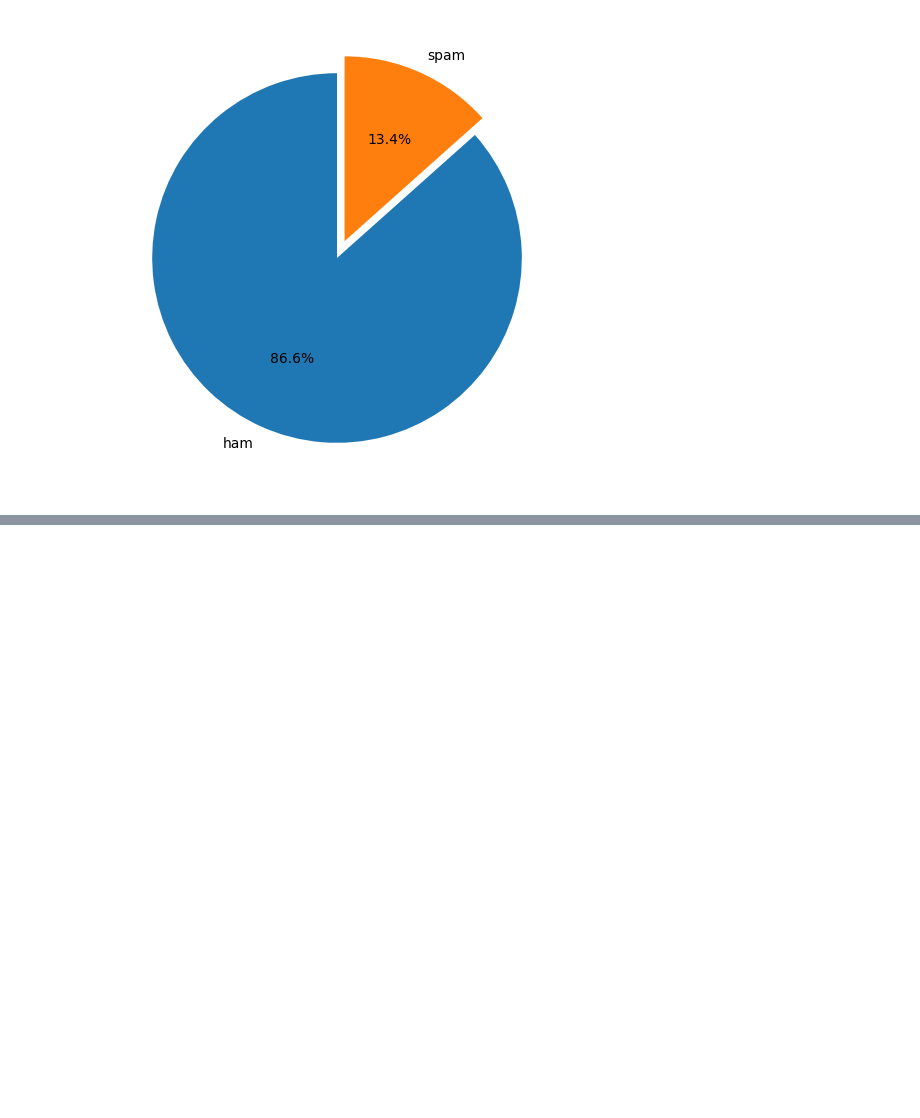
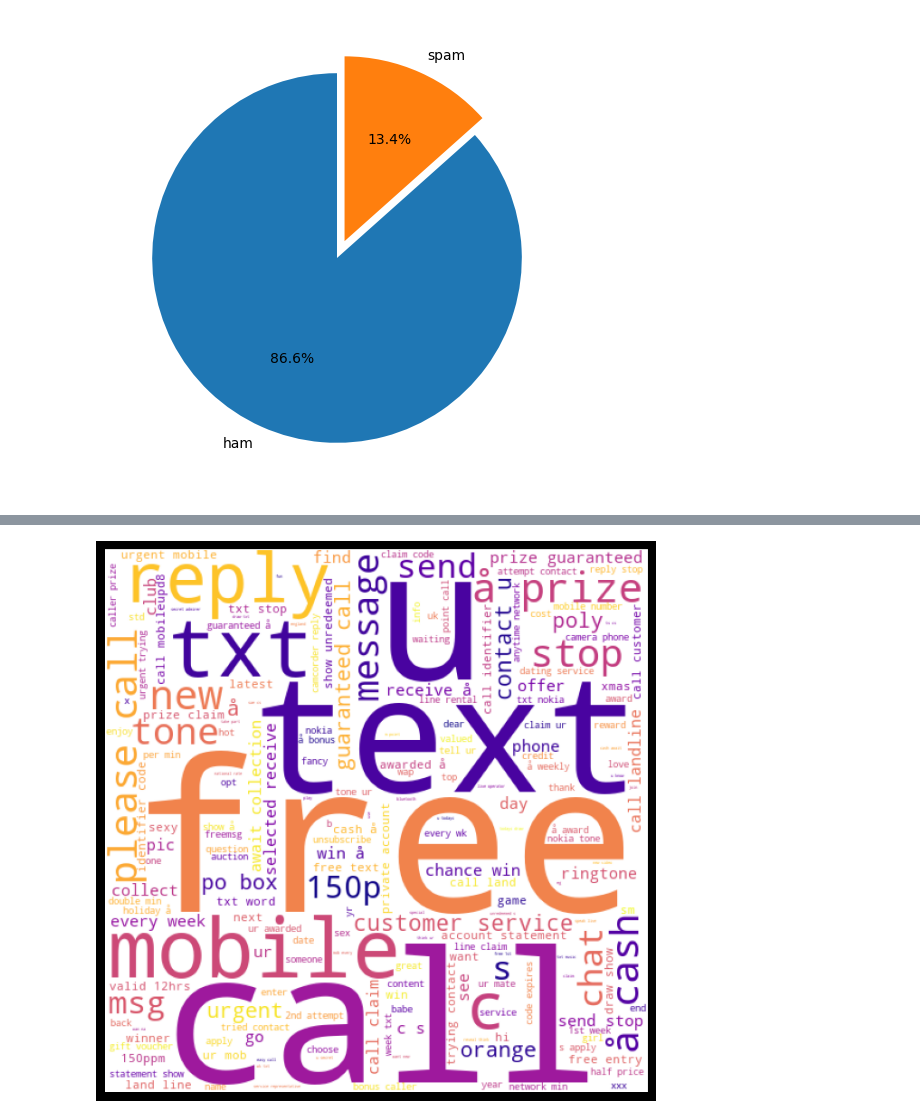
Before and after one commit to AnubhavYadavBCA25/Spam-Classification-Project, a Jupyter notebook: notebooks/EDA.ipynb, the cells around one changed output, grey strips where cells are left out. Saved outputs shown, nothing was run; the diff lists cells and outputs as text; code cells hidden in the pictures; blank space fills up the shorter version.

```diff
--- a/notebooks/EDA.ipynb
+++ b/notebooks/EDA.ipynb
@@ -219,0 +237,10 @@ plt.pie(df['label'].value_counts(), labels=['ham', 'spam'], autopct='%1.1f%%', s
+# %%
+# word cloud for spam messages
+spam_words = ' '.join(list(df[df['label']=='spam']['message']))
+spam_wc = WordCloud(width=512, height=512, colormap="plasma", background_color="white").generate(spam_words)
+plt.figure(figsize=(12, 6), facecolor='k')
+plt.imshow(spam_wc)
+plt.axis('off')
+plt.tight_layout(pad=0)
+# %% [output]
+[figure, added]
```
Also changed, not shown: parts of 12 cells of this notebook, 2 other files.
